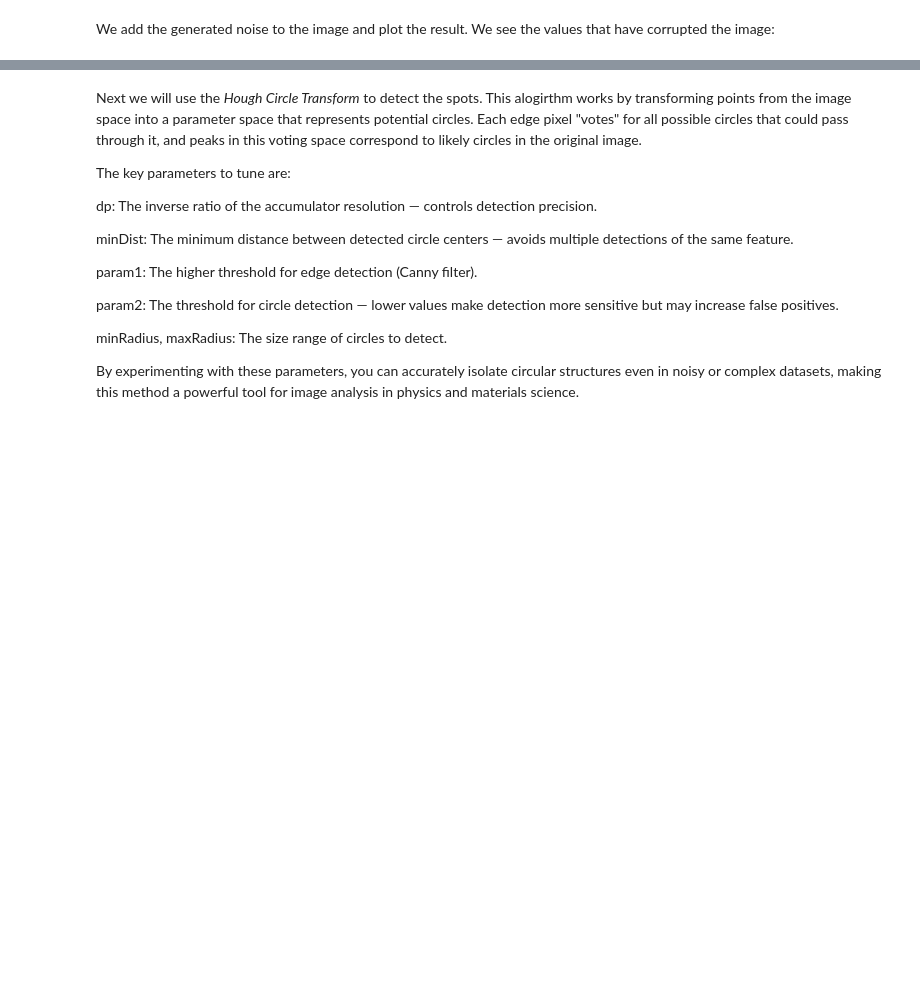
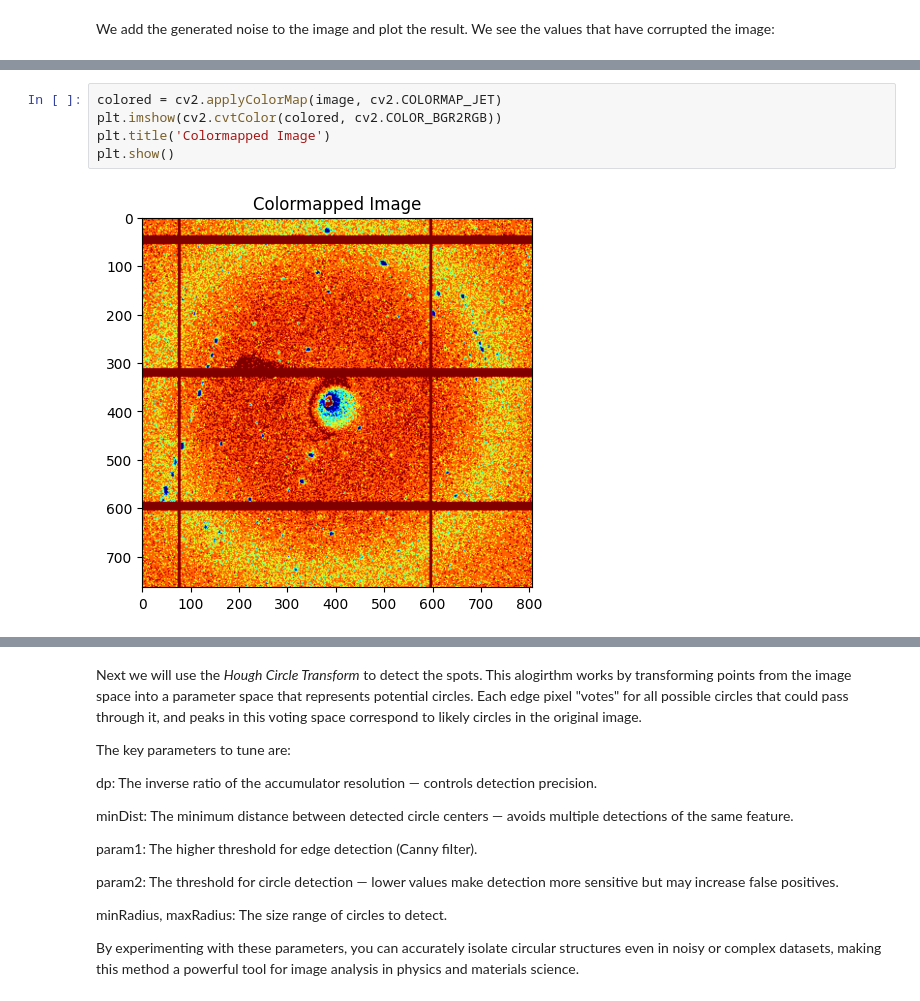
Before and after one commit to byorke/Data-Science-for-Digital-Chemistry, a Jupyter notebook: image-process-opencv.ipynb, the cells around one changed output, grey strips where cells are left out. Cells and saved outputs as stored; diff of their text form; blank space fills up the shorter version.

```diff
--- a/image-process-opencv.ipynb
+++ b/image-process-opencv.ipynb
@@ -295,0 +323,7 @@ plt.show()
+# %%
+colored = cv2.applyColorMap(image, cv2.COLORMAP_JET)
+plt.imshow(cv2.cvtColor(colored, cv2.COLOR_BGR2RGB))
+plt.title('Colormapped Image')
+plt.show()
+# %% [output]
+[figure, added]
```
Also changed, not shown: parts of 29 cells of this notebook, 1 other file.
